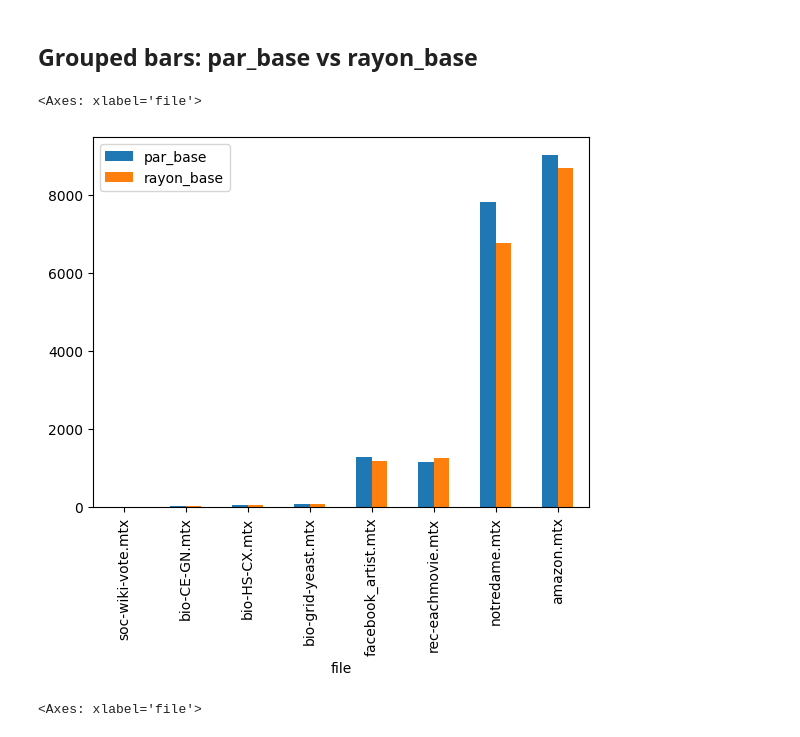
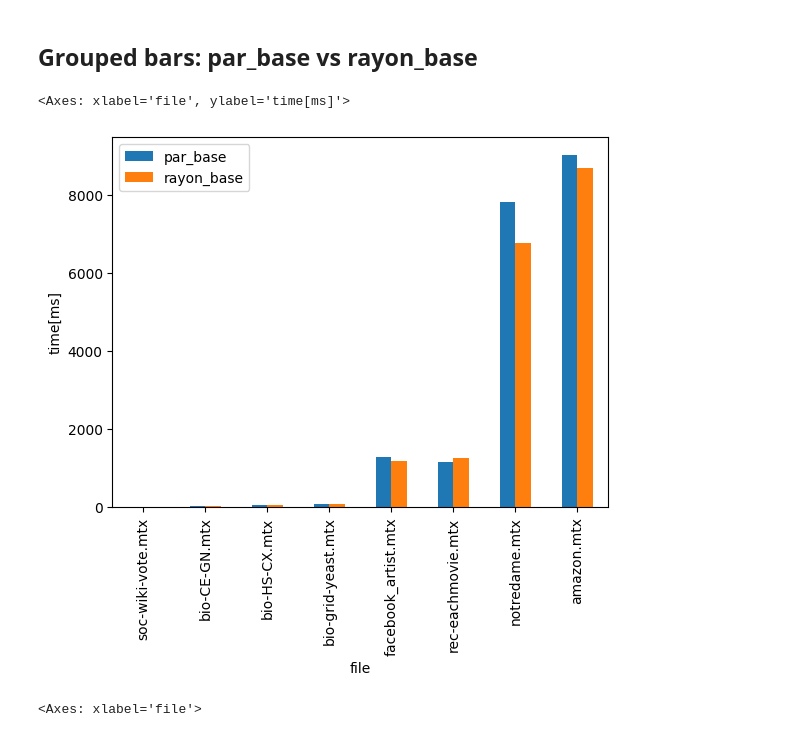
Before and after one commit to dSampietro/Rusty-CRACKER, a Jupyter notebook: plotting/nbk.ipynb, the cells around one changed output. Cells and saved outputs as stored; diff of their text form; code cells hidden in the pictures.

```diff
--- a/plotting/nbk.ipynb
+++ b/plotting/nbk.ipynb
@@ -9,11 +6,13 @@ info = pd.read_csv("(real)par_vs_rayon.csv")
 # %%
+info = pd.read_csv("(real)par_vs_rayon.csv")
+
 info\
     .sort_values(by=["nodes"])\
     .filter(items=["file", "par_base", "rayon_base"])\
-    .plot(x="file", kind="bar", stacked=False)
+    .plot(x="file", ylabel="time[ms]", kind="bar", stacked=False)
 # %% [output]
-<Axes: xlabel='file'>
+<Axes: xlabel='file', ylabel='time[ms]'>
-[figure, old version]
+[figure, new version]
 # %%
 info = pd.read_csv("(syn)par_vs_rayon.csv")
 
```
Also changed, not shown: parts of 7 cells of this notebook.
